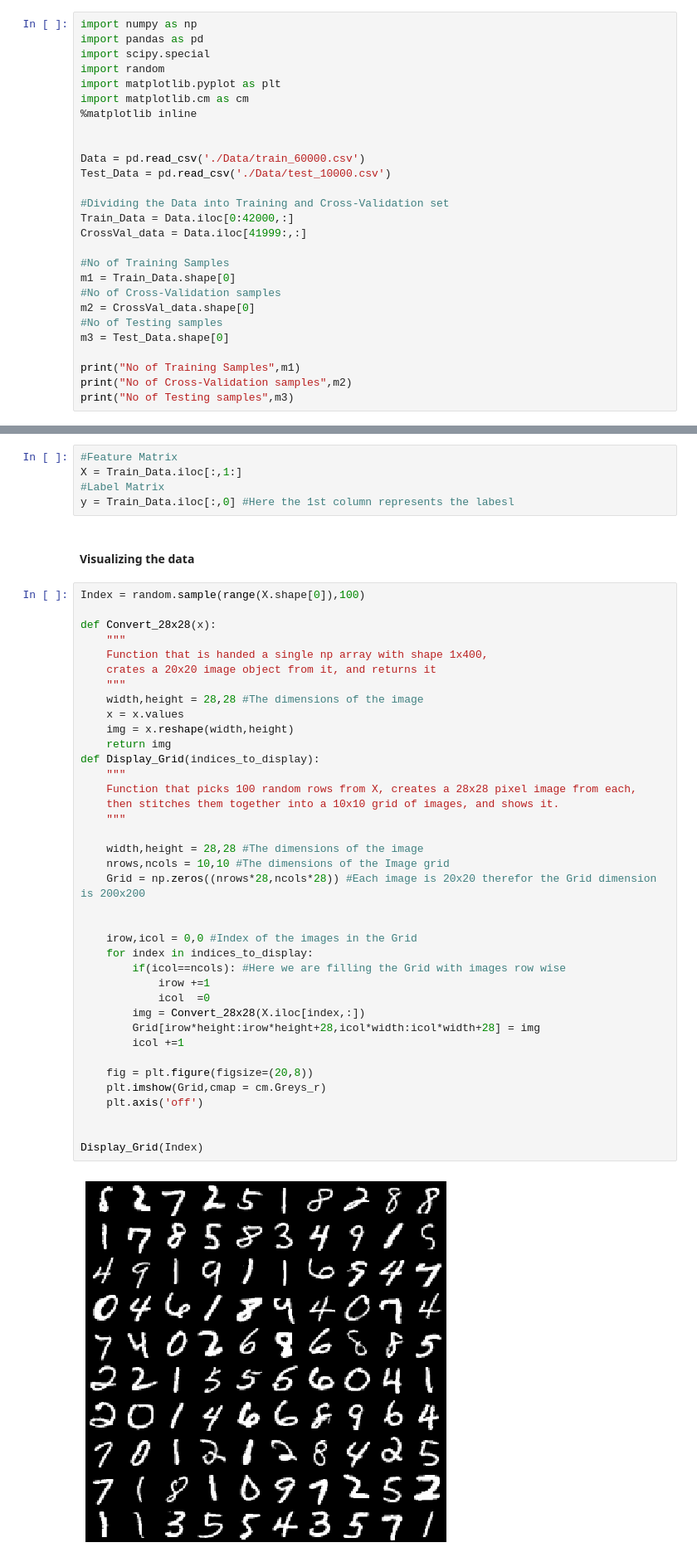
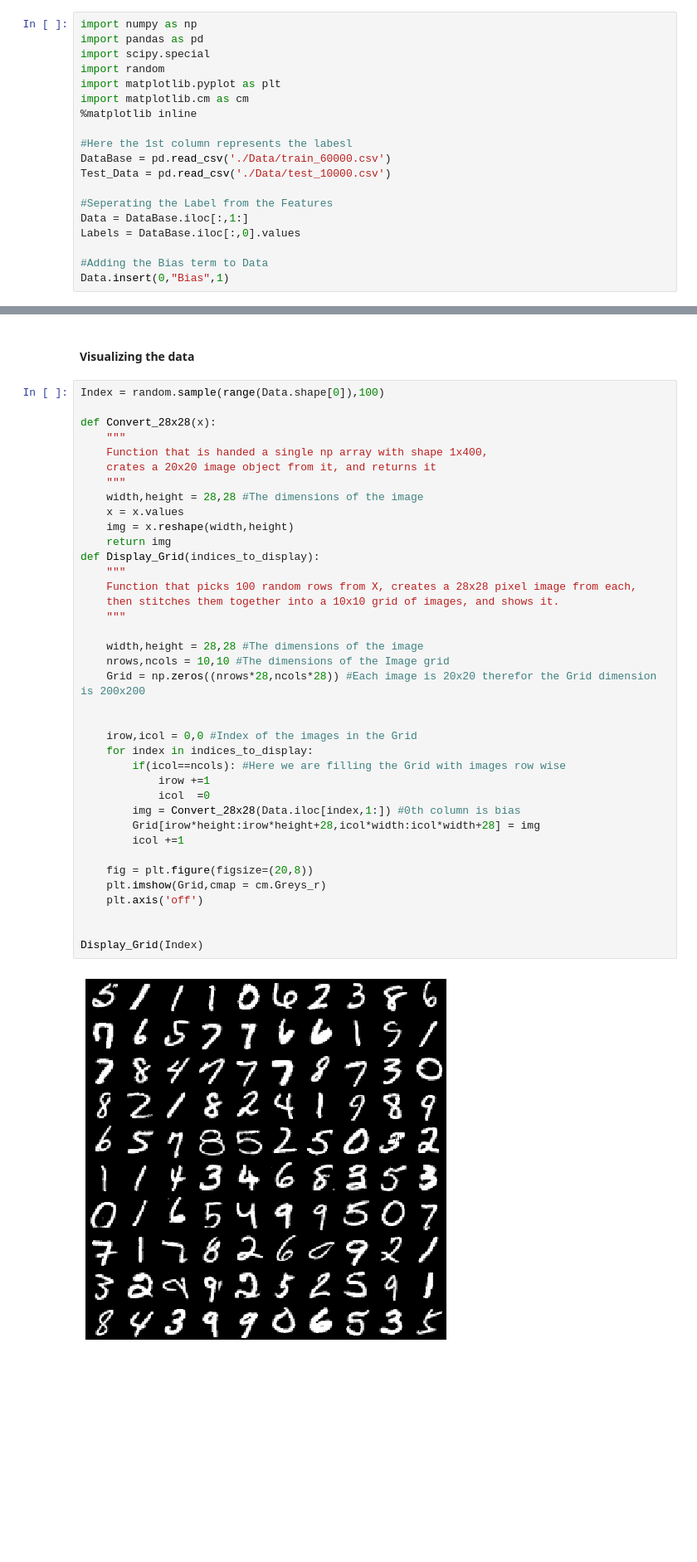
Before and after one commit to GauthamSks/Handwritten-Digit-Clasiffication, a Jupyter notebook: Handwritten Digit Classification.ipynb, the cells around one changed output, grey strips where cells are left out. Shown at 83% size. Saved outputs shown, nothing was run; the diff lists cells and outputs as text; blank space fills up the shorter version.

```diff
--- a/Handwritten Digit Classification.ipynb
+++ b/Handwritten Digit Classification.ipynb
@@ -13,21 +13,13 @@ import matplotlib.pyplot as plt
 import matplotlib.cm as cm
 %matplotlib inline
 
-
-Data = pd.read_csv('./Data/train_60000.csv')
+#Here the 1st column represents the labesl
+DataBase = pd.read_csv('./Data/train_60000.csv')
 Test_Data = pd.read_csv('./Data/test_10000.csv')
 
-#Dividing the Data into Training and Cross-Validation set
-Train_Data = Data.iloc[0:42000,:]
-CrossVal_data = Data.iloc[41999:,:]
+#Seperating the Label from the Features
+Data = DataBase.iloc[:,1:]
+Labels = DataBase.iloc[:,0].values
 
-#No of Training Samples
-m1 = Train_Data.shape[0]
-#No of Cross-Validation samples
-m2 = CrossVal_data.shape[0]
-#No of Testing samples
-m3 = Test_Data.shape[0]
-
-print("No of Training Samples",m1)
-print("No of Cross-Validation samples",m2)
-print("No of Testing samples",m3)
+#Adding the Bias term to Data
+Data.insert(0,"Bias",1)
@@ -38,12 +26,7 @@ No of Testing samples 9999
-# %%
-#Feature Matrix
-X = Train_Data.iloc[:,1:]
-#Label Matrix
-y = Train_Data.iloc[:,0] #Here the 1st column represents the labesl
 # %% [markdown]
 #### Visualizing the data
 # %%
-Index = random.sample(range(X.shape[0]),100)
+Index = random.sample(range(Data.shape[0]),100)
 
 def Convert_28x28(x):
     """
@@ -53,32 +36,32 @@ def Convert_28x28(x):
     width,height = 28,28 #The dimensions of the image
     x = x.values
     img = x.reshape(width,height)
     return img
 def Display_Grid(indices_to_display):
     """
     Function that picks 100 random rows from X, creates a 28x28 pixel image from each,
     then stitches them together into a 10x10 grid of images, and shows it.
     """
 
     width,height = 28,28 #The dimensions of the image
     nrows,ncols = 10,10 #The dimensions of the Image grid
     Grid = np.zeros((nrows*28,ncols*28)) #Each image is 20x20 therefor the Grid dimension is 200x200
 
 
     irow,icol = 0,0 #Index of the images in the Grid
     for index in indices_to_display:
         if(icol==ncols): #Here we are filling the Grid with images row wise
             irow +=1
             icol  =0
-        img = Convert_28x28(X.iloc[index,:])
+        img = Convert_28x28(Data.iloc[index,1:]) #0th column is bias
         Grid[irow*height:irow*height+28,icol*width:icol*width+28] = img
         icol +=1
 
     fig = plt.figure(figsize=(20,8))
     plt.imshow(Grid,cmap = cm.Greys_r)
     plt.axis('off')
 
 
 Display_Grid(Index)
 # %% [output]
-[figure, old version]
+[figure, new version]
```
Also changed, not shown: parts of 12 cells of this notebook.
